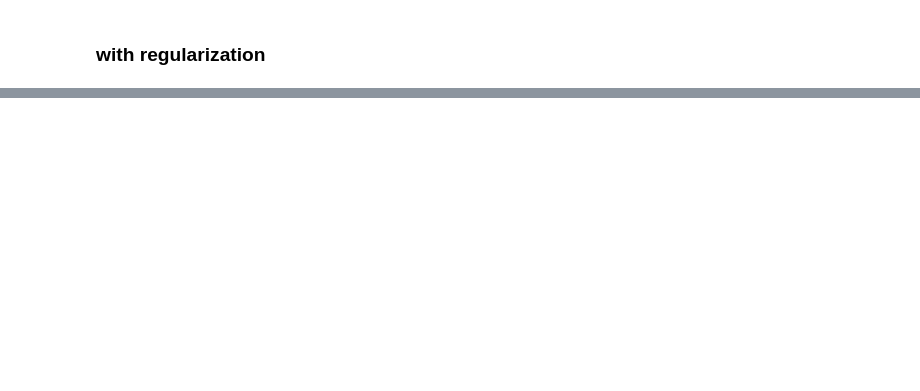
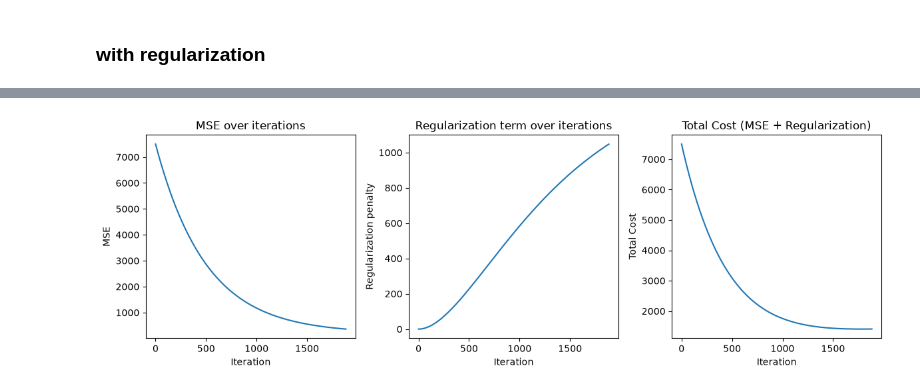
Before and after one commit to sush4nt/ml-core, a Jupyter notebook: notebooks/linear_regression.ipynb, the cells around one changed output, grey strips where cells are left out. Saved outputs shown, nothing was run; the diff lists cells and outputs as text; code cells hidden in the pictures; blank space fills up the shorter version.

```diff
--- a/notebooks/linear_regression.ipynb
+++ b/notebooks/linear_regression.ipynb
@@ -77,0 +130,25 @@ Accuracy: 0.9467875375623337
+# %%
+plt.figure(figsize=(12, 4))
+
+plt.subplot(1, 3, 1)
+plt.plot(history_l2['mse_history'])
+plt.xlabel('Iteration')
+plt.ylabel('MSE')
+plt.title('MSE over iterations')
+
+plt.subplot(1, 3, 2)
+plt.plot(history_l2['regularization_history'])
+plt.xlabel('Iteration')
+plt.ylabel('Regularization penalty')
+plt.title('Regularization term over iterations')
+
+plt.subplot(1, 3, 3)
+plt.plot(history_l2['cost_history'])
+plt.xlabel('Iteration')
+plt.ylabel('Total Cost')
+plt.title('Total Cost (MSE + Regularization)')
+
+plt.tight_layout()
+plt.show()
+# %% [output]
+[figure, added]
```
Also changed, not shown: parts of 6 cells of this notebook, 2 other files.
